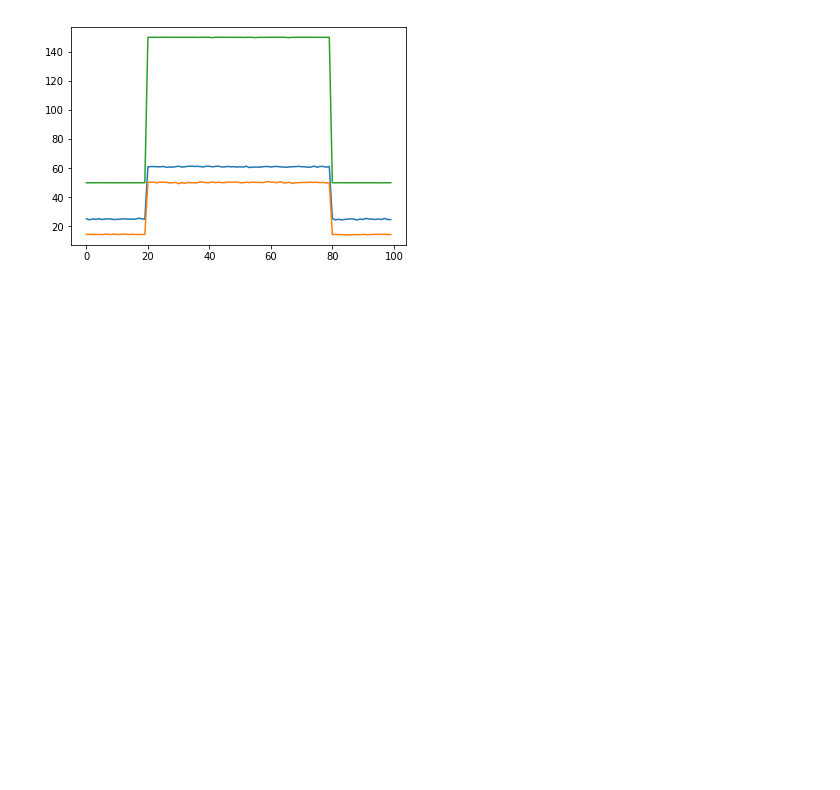
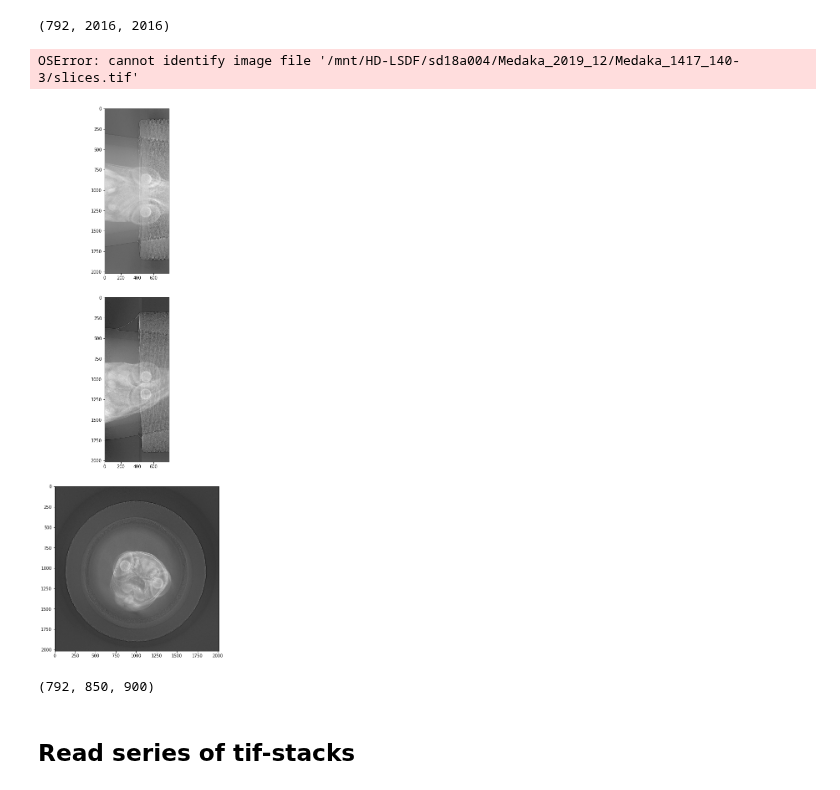
Before and after one commit to axruff/Medaka, a Jupyter notebook: Prepare.ipynb, the cells around one changed output. Cells and saved outputs as stored; diff of their text form; code cells hidden in the pictures; blank space fills up the shorter version.

```diff
--- a/Prepare.ipynb
+++ b/Prepare.ipynb
@@ -140,13 +169,50 @@ plt.show()
+# %%
+vol = np.concatenate((v3, v2, v1), axis=0)
+vol.shape
+# %% [output]
+(792, 2016, 2016)
+# %%
+data_path = Path(f'/mnt/HD-LSDF/sd18a004/Medaka_2019_12/Medaka_1417_140-3/')
+vol = read_tiff(str(data_path / 'slices.tif'), 264)
+# %% [output]
+OSError: cannot identify image file '/mnt/HD-LSDF/sd18a004/Medaka_2019_12/Medaka_1417_140-3/slices.tif'
 # %%
-avg = np.mean(vol, axis=(1,2))
-std = np.std(vol, axis=(1,2))
-m = np.max(vol, axis=(1,2))
+def plot_slice_intensities(vol):
 
-#m.shape
-plt.plot(avg)
-plt.plot(std)
-plt.plot(m)
+    avg = np.mean(vol, axis=(1,2))
+    std = np.std(vol, axis=(1,2))
+    m = np.max(vol, axis=(1,2))
 
-plt.show()
+    #m.shape
+    plt.plot(avg)
+    plt.plot(std)
+    plt.plot(m)
+
+    plt.show()
+
+
+#plot_slice_intensities(vol)
+
+
+avg_0 = np.mean(vol, axis=(0))
+avg_1 = np.mean(vol, axis=(1))
+avg_2 = np.mean(vol, axis=(2))
-# %% [output]
-[figure, removed]
+# %%
+fig = plt.figure()
+fig.set_size_inches(18, 18, forward=True)
+plt.subplots_adjust(top=1.0, bottom=0.0, left=0.0, right=1.0, wspace=0.15, hspace=0.15 )
+
+gs = gridspec.GridSpec(3,1)
+
+ax0 = plt.subplot(gs[0, 0])
+ax0.imshow(avg_1.T, cmap='gray')
+
+ax1 = plt.subplot(gs[1, 0])
+ax1.imshow(avg_2.T, cmap='gray')
+
+ax2 = plt.subplot(gs[2, 0])
+ax2.imshow(avg_0, cmap='gray')
+
+plt.show()
+# %% [output]
+[figure, added]
@@ -152,0 +222,6 @@ plt.show()
+# %%
+crop.shape
+# %% [output]
+(792, 850, 900)
+# %% [markdown]
+## Read series of tif-stacks
```
Also changed, not shown: parts of 13 cells of this notebook.
